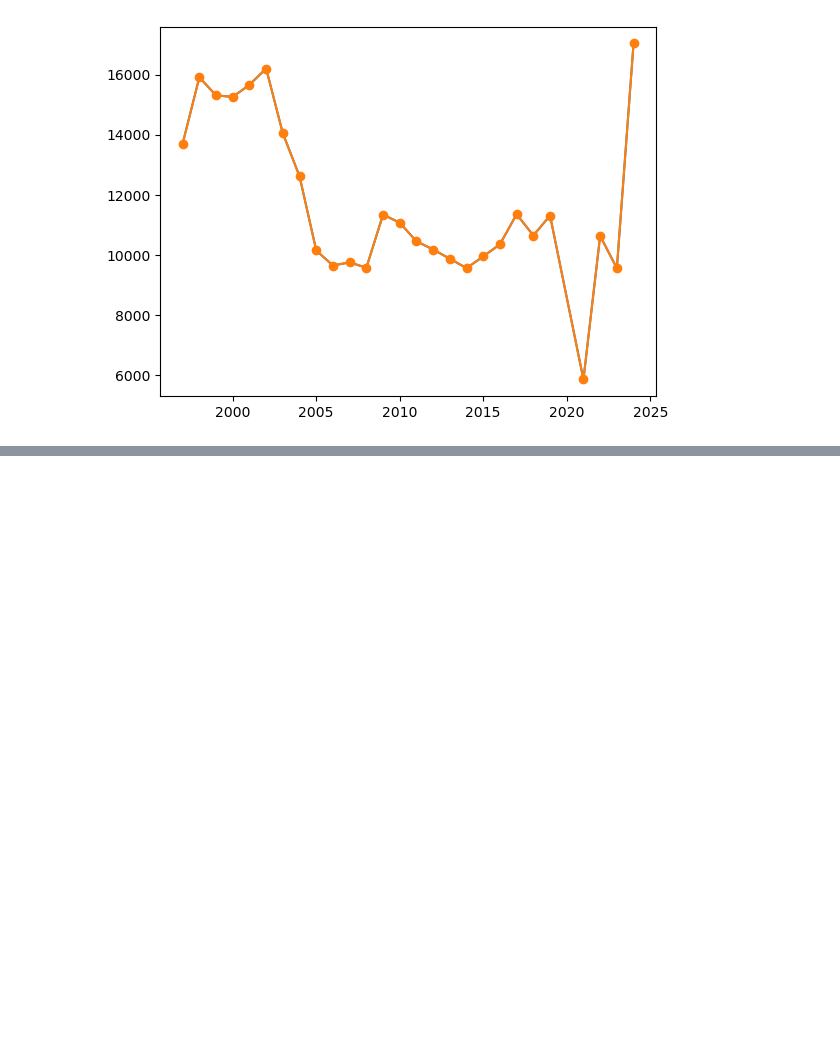
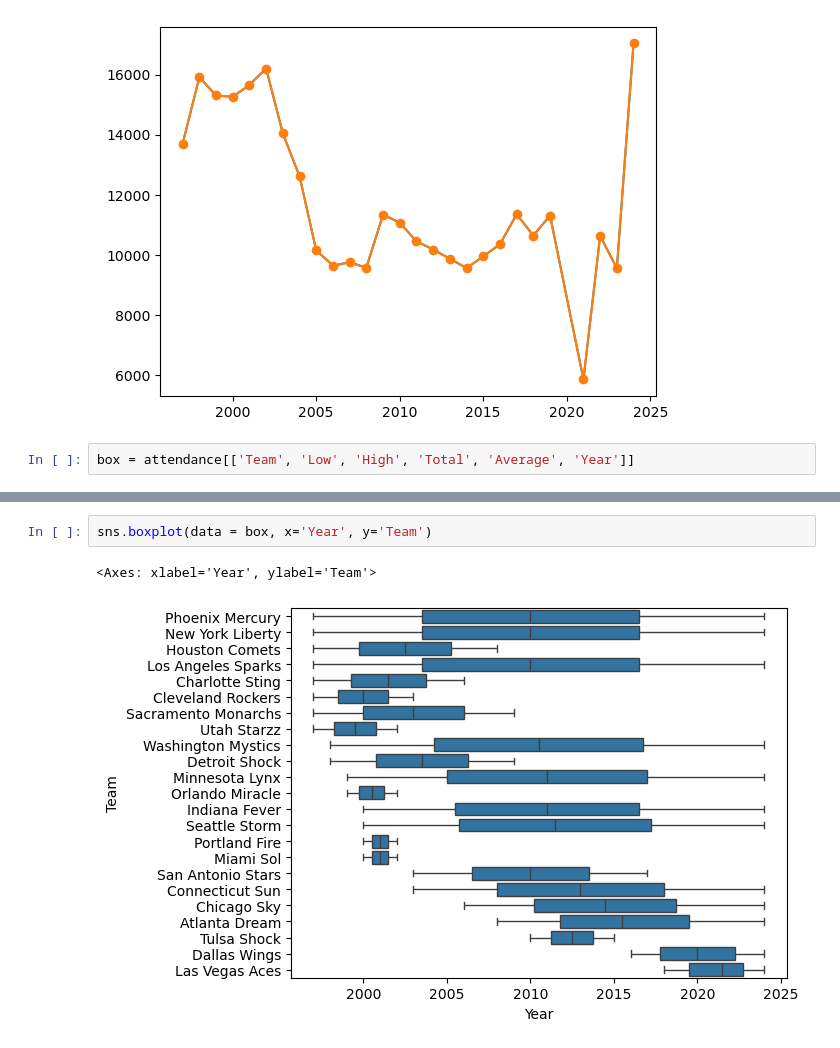
Before and after one commit to tasleem-m/Insight-into-the-WNBA, a Jupyter notebook: notebook/Capstone_copy.ipynb, the cells around one changed output, grey strips where cells are left out. Saved outputs shown, nothing was run; the diff lists cells and outputs as text; blank space fills up the shorter version.

```diff
--- a/notebook/Capstone_copy.ipynb
+++ b/notebook/Capstone_copy.ipynb
@@ -421,3 +517,5 @@ plt.plot(high_att['Year'], high_att['Average'], marker='o')
 # %% [output]
 [<matplotlib.lines.Line2D at 0x...>]
 [figure]
+# %%
+box = attendance[['Team', 'Low', 'High', 'Total', 'Average', 'Year']]
@@ -423,0 +538,5 @@ plt.plot(high_att['Year'], high_att['Average'], marker='o')
+# %%
+sns.boxplot(data = box, x='Year', y='Team')
+# %% [output]
+<Axes: xlabel='Year', ylabel='Team'>
+[figure, added]
```
Also changed, not shown: parts of 10 cells of this notebook.
